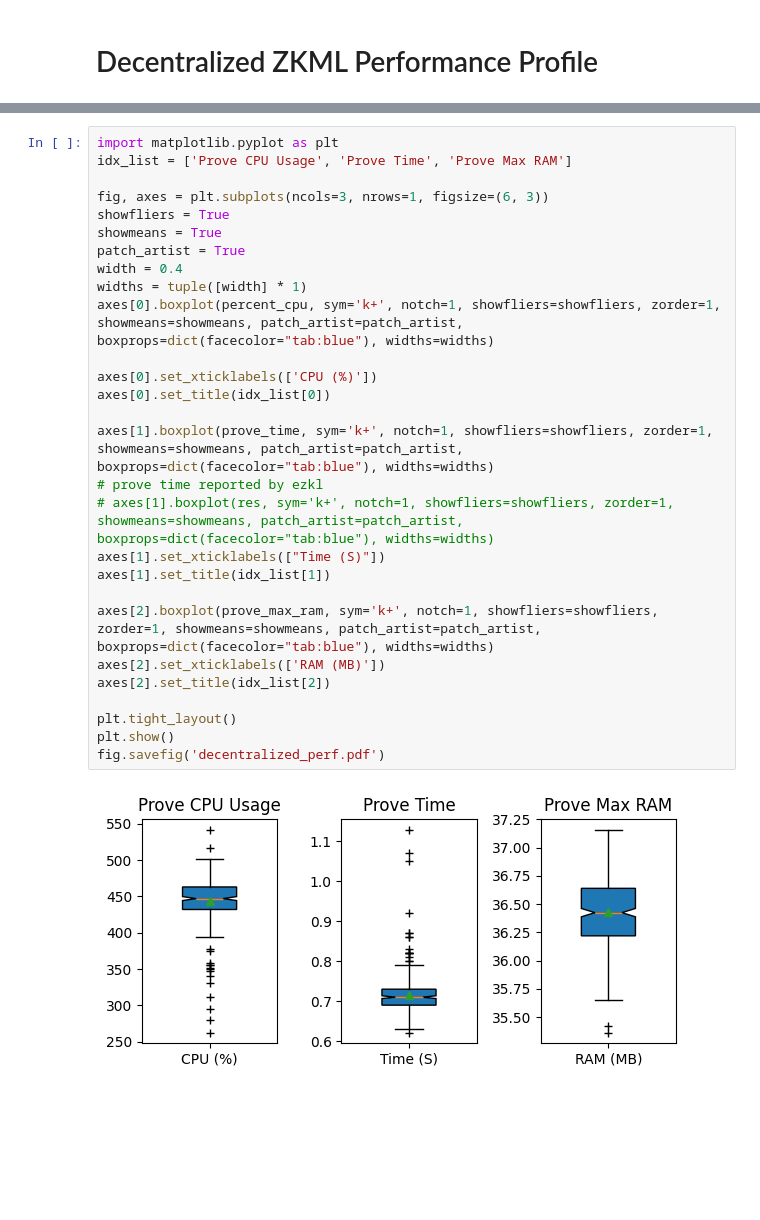
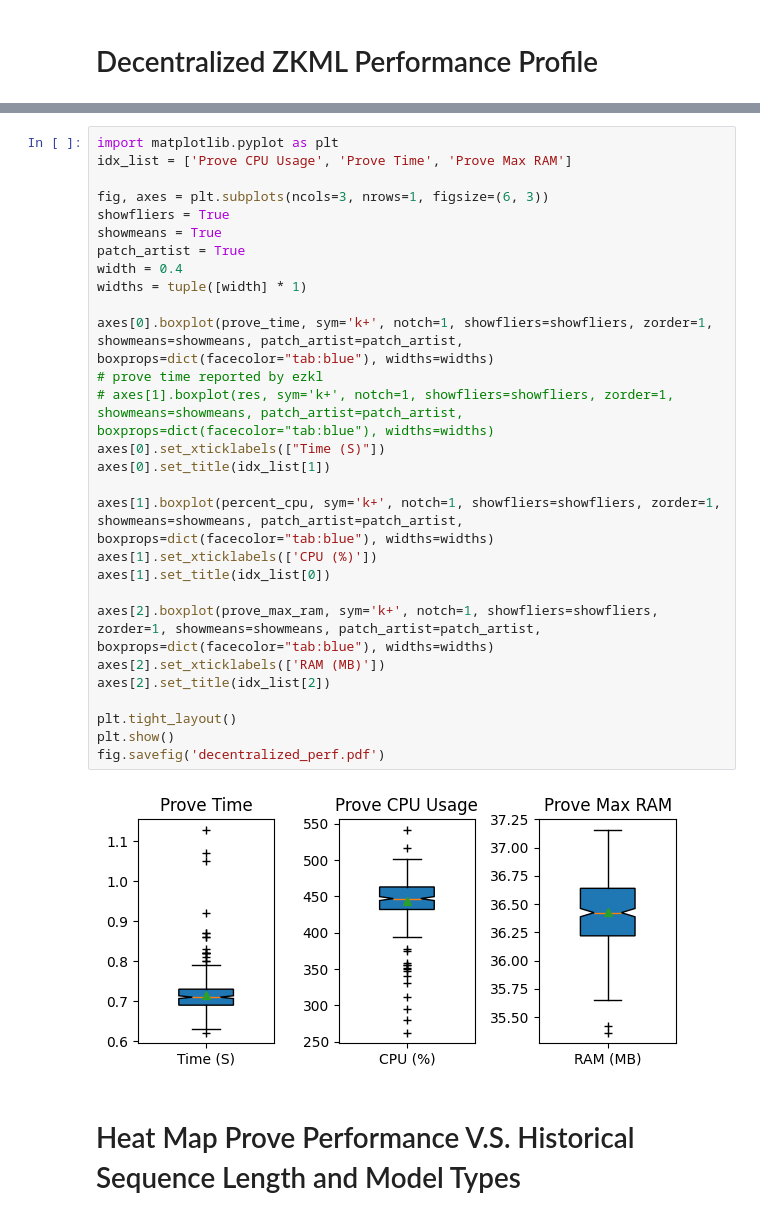
Before and after one commit to CaixiangFan/zkpet, a Jupyter notebook: src/plot.ipynb, the cells around one changed output, grey strips where cells are left out. Cells and saved outputs as stored; diff of their text form; blank space fills up the shorter version.

```diff
--- a/src/plot.ipynb
+++ b/src/plot.ipynb
@@ -381,30 +381,32 @@ Mean prove time by linux time:  0.715625
 # %%
 import matplotlib.pyplot as plt
 idx_list = ['Prove CPU Usage', 'Prove Time', 'Prove Max RAM']
 
 fig, axes = plt.subplots(ncols=3, nrows=1, figsize=(6, 3))
 showfliers = True
 showmeans = True
 patch_artist = True
 width = 0.4
 widths = tuple([width] * 1)
-axes[0].boxplot(percent_cpu, sym='k+', notch=1, showfliers=showfliers, zorder=1, showmeans=showmeans, patch_artist=patch_artist, boxprops=dict(facecolor="tab:blue"), widths=widths)
 
-axes[0].set_xticklabels(['CPU (%)'])
-axes[0].set_title(idx_list[0])
-
-axes[1].boxplot(prove_time, sym='k+', notch=1, showfliers=showfliers, zorder=1, showmeans=showmeans, patch_artist=patch_artist, boxprops=dict(facecolor="tab:blue"), widths=widths)
+axes[0].boxplot(prove_time, sym='k+', notch=1, showfliers=showfliers, zorder=1, showmeans=showmeans, patch_artist=patch_artist, boxprops=dict(facecolor="tab:blue"), widths=widths)
 # prove time reported by ezkl
 # axes[1].boxplot(res, sym='k+', notch=1, showfliers=showfliers, zorder=1, showmeans=showmeans, patch_artist=patch_artist, boxprops=dict(facecolor="tab:blue"), widths=widths)
-axes[1].set_xticklabels(["Time (S)"])
-axes[1].set_title(idx_list[1])
+axes[0].set_xticklabels(["Time (S)"])
+axes[0].set_title(idx_list[1])
+
+axes[1].boxplot(percent_cpu, sym='k+', notch=1, showfliers=showfliers, zorder=1, showmeans=showmeans, patch_artist=patch_artist, boxprops=dict(facecolor="tab:blue"), widths=widths)
+axes[1].set_xticklabels(['CPU (%)'])
+axes[1].set_title(idx_list[0])
 
 axes[2].boxplot(prove_max_ram, sym='k+', notch=1, showfliers=showfliers, zorder=1, showmeans=showmeans, patch_artist=patch_artist, boxprops=dict(facecolor="tab:blue"), widths=widths)
 axes[2].set_xticklabels(['RAM (MB)'])
 axes[2].set_title(idx_list[2])
 
 plt.tight_layout()
 plt.show()
 fig.savefig('decentralized_perf.pdf')
 # %% [output]
-[figure, old version]
+[figure, new version]
+# %% [markdown]
+# Heat Map Prove Performance V.S. Historical Sequence Length and Model Types
```
Also changed, not shown: parts of 3 cells of this notebook, 2 other files.
